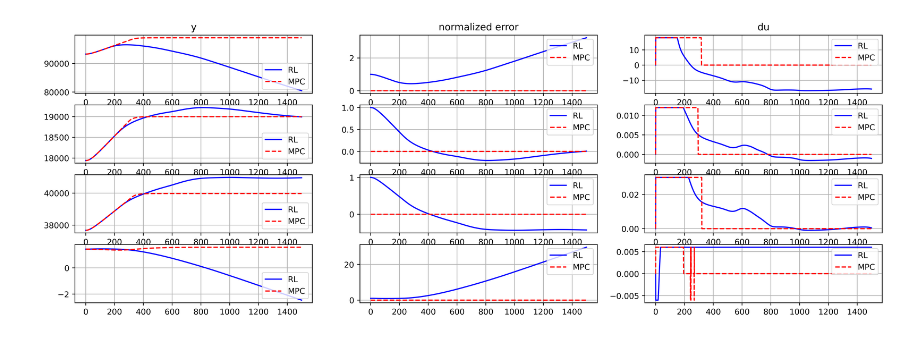
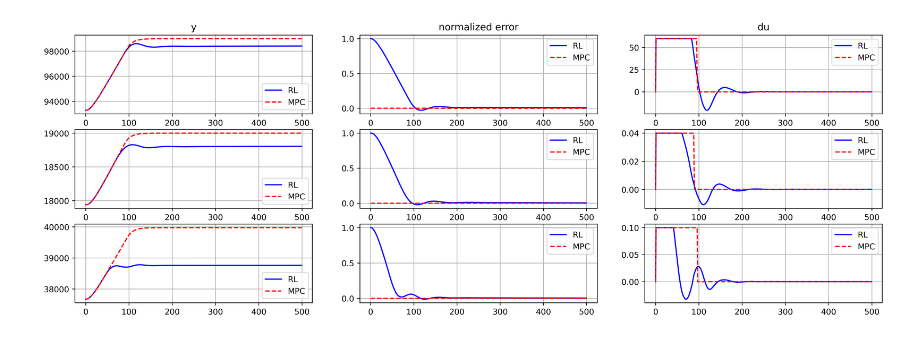
Before and after one commit to qiuruiyu/cleanrl, a Jupyter notebook: asu_test.ipynb, the cells around one changed output. Saved outputs shown, nothing was run; the diff lists cells and outputs as text; code cells hidden in the pictures.

Commit message:
feat: add model inside envs

```diff
--- a/asu_test.ipynb
+++ b/asu_test.ipynb
@@ -90,0 +16,20 @@ plt.plot(ye, '--*')
+# %%
+y = []
+returns = 0
+
+env = make_asu_env()
+
+state, _ = env.reset()
+
+while env.num_step < 1499:
+    step = env.num_step
+    y.append(env.ysim[step, :])
+    a = dusim[step, :]
+    # a[-1] = 0
+    state, reward, terminated, truncated, _ = env.step(a)
+    done = np.logical_or(terminated, truncated)
+    returns += reward
+    if done:
+        break
+print(returns)
+y = np.array(y)
@@ -94,6 +54,11 @@ parser.add_argument("--qr", metavar=('q', 'r'), type=float, nargs=2, default=(1,
         help="The (q, r) pair value for Shell env")
 args = parser.parse_known_args()[0]
 
-
+cfg = {
+        'Tsim': 500,
+        'obs_dict': False,
+        'eval': True,
+        'model_path': './models/ppo_continuous_action_control_asu4-2/',
+}
 env_eval = gymnasium.vector.SyncVectorEnv(
-    [make_env(1, i, False, 1, 0.99, args) for i in range(1)])
+    [make_env(1, i, False, 1, 0.99, args, env_cfg=cfg) for i in range(1)])
@@ -100,6 +67,6 @@ env_eval = gymnasium.vector.SyncVectorEnv(
 # %%
 agent = Agent(env_eval)
-agent.load_state_dict(torch.load('./models/ppo_continuous_action_control_y4-0/best_agent.pt'))
+agent.load_state_dict(torch.load('./models/ppo_continuous_action_control_asu4-2/best_agent.pt'))
 # agent.load_state_dict(torch.load('./models/ppo_continuous_action_asu_all_features-4/best_agent.pt'))
 
 
@@ -161,32 +130,32 @@ print(y_mpc.shape, du_mpc.shape, u_mpc.shape)
 # %%
 fig, axs = plt.subplots(np.max([ny, nu]), 3, figsize=(18, 6), dpi=400)
 # plot y
 for i in range(ny):
     axs[i, 0].plot(y[:, i], 'b-', label='RL')
     axs[i, 0].plot(y_mpc[:, i], 'r--', label='MPC')
-    # axs[i, 0].plot(range(1500)[::100], y_mpc[::100, i], 'ro', markerfacecolor='none')
+    # axs[i, 0].plot(range(500)[::100], y_mpc[::100, i], 'ro', markerfacecolor='none')
     axs[i, 0].grid()
     axs[i, 0].legend(loc='lower right')
     if i == 0:
         axs[i, 0].set_title('y')
 # plot e
 for i in range(ny):
     axs[i, 1].plot(e[:, i], 'b-', label='RL')
-    axs[i, 1].plot([0, 1500], [0, 0], 'r--', label='MPC')
+    axs[i, 1].plot([0, 500], [0, 0], 'r--', label='MPC')
     axs[i, 1].grid()
     axs[i, 1].legend(loc='upper right')
     if i == 0:
         axs[i, 1].set_title('normalized error')
 # plot u
 for i in range(nu):
     axs[i, 2].plot(du[:, i], 'b-', label='RL')
     axs[i, 2].plot(du_mpc[:, i], 'r--', label='MPC')
     axs[i, 2].grid()
     axs[i, 2].legend(loc='upper right')
     if i == 0:
         axs[i, 2].set_title('du')
 # %% [output]
-[figure, old version]
+[figure, new version]
 # %%
 derror = y_mpc[:, :3] - y
 derror = (derror - np.mean(derror, axis=0)) / np.std(derror, axis=0)
```
Also changed, not shown: parts of 12 cells of this notebook, 13 other files.
